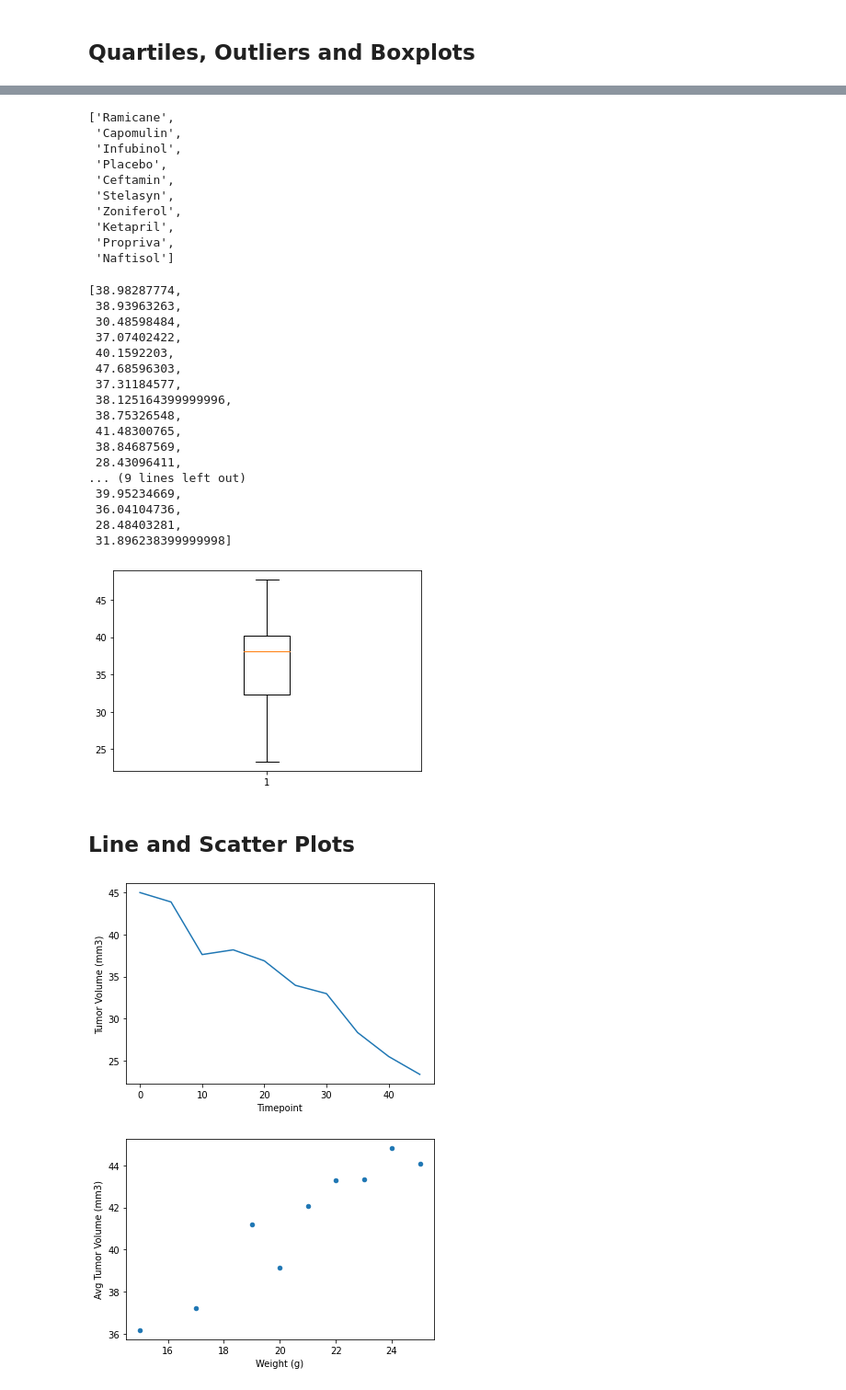
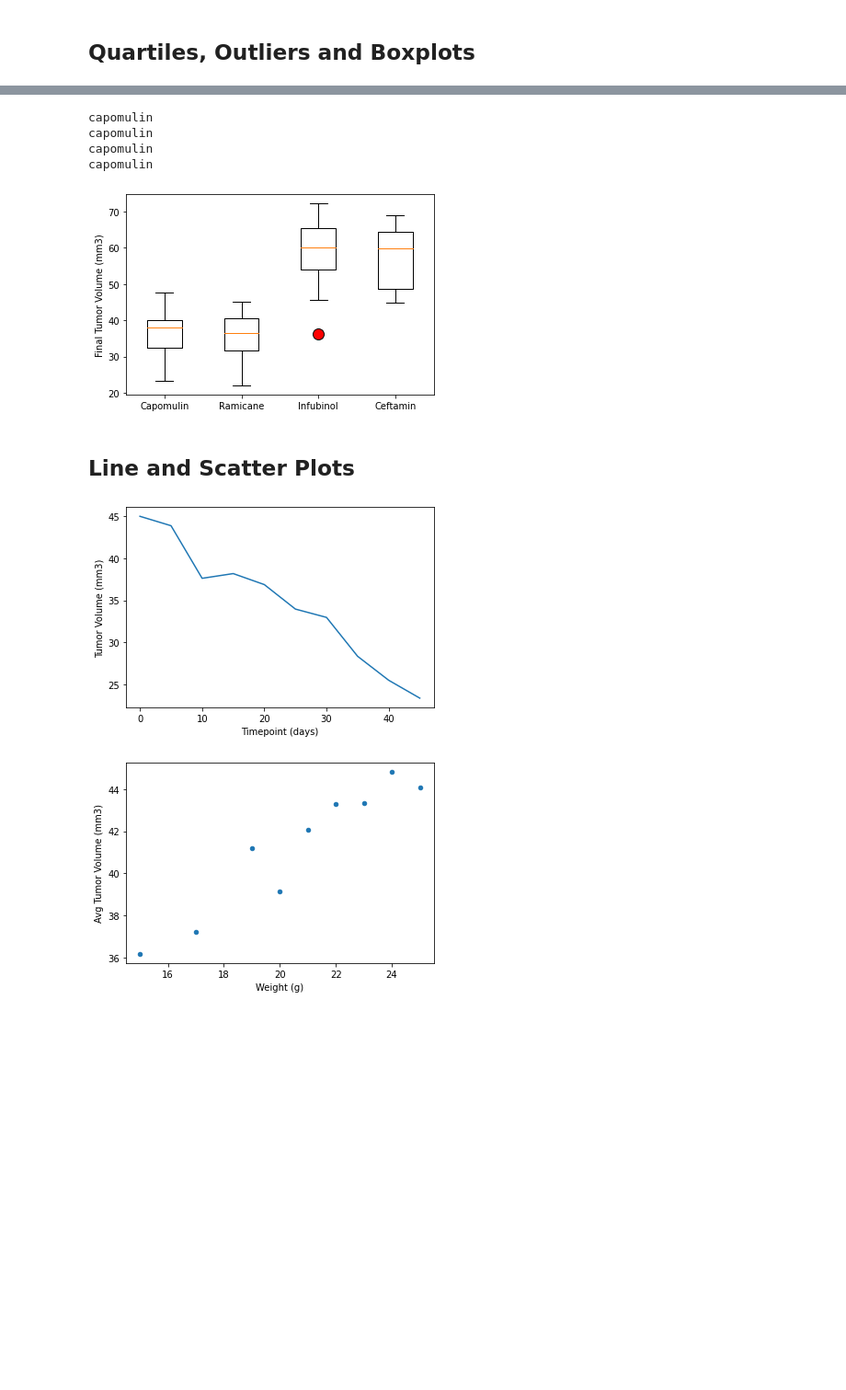
Before and after one commit to scottgall/scc-drug-performance-in-mice, a Jupyter notebook: pymaceuticals_starter.ipynb, the cells around one changed output, grey strips where cells are left out. Shown: that part at 92% size. Saved outputs shown, nothing was run; the diff lists cells and outputs as text; code cells hidden in the pictures; blank space fills up the shorter version.

Commit message:
added boxplots

```diff
--- a/pymaceuticals_starter.ipynb
+++ b/pymaceuticals_starter.ipynb
@@ -178,10 +170,10 @@ final_vol_df
 # %%
 # Put treatments into a list for for loop (and later for plot labels)
-treatments = clean_df['Drug Regimen'].unique().tolist()
-
+treatments = ['Capomulin', 'Ramicane', 'Infubinol', 'Ceftamin']
 # Create empty list to fill with tumor vol data (for plotting)
-tumor_vol = []
-
+tumor_vol_data = []
+for drug in treatments:
+    tumor_vol_data.append(final_vol_df.loc[final_vol_df['Drug Regimen'] == drug]['Tumor Volume (mm3)'].tolist())
 # Calculate the IQR and quantitatively determine if there are any potential outliers.
 
 
@@ -193,50 +185,28 @@ tumor_vol = []
 
     # Determine outliers using upper and lower bounds
 # %% [output]
-['Ramicane',
- 'Capomulin',
- 'Infubinol',
- 'Placebo',
- 'Ceftamin',
- 'Stelasyn',
- 'Zoniferol',
- 'Ketapril',
- 'Propriva',
- 'Naftisol']
+capomulin
+capomulin
+capomulin
+capomulin
 # %%
 # Generate a box plot of the final tumor volume of each mouse across four regimens of interest
-capomulin = final_vol_df.loc[final_vol_df['Drug Regimen'] == 'Capomulin']['Tumor Volume (mm3)'].tolist()
-capomulin
-plt.boxplot(capomulin)
-capomulin
+fig1, ax1 = plt.subplots()
+ax1.set_ylabel('Final Tumor Volume (mm3)')
+flierprops = dict(marker='o', markerfacecolor='r', markersize=12, linestyle='none', markeredgecolor='k')
+ax1.boxplot(tumor_vol_data, labels=treatments, flierprops=flierprops)
+plt.show()
 # %% [output]
-[38.98287774,
- 38.93963263,
- 30.48598484,
- 37.07402422,
- 40.1592203,
- 47.68596303,
- 37.31184577,
- 38.125164399999996,
- 38.75326548,
- 41.48300765,
- 38.84687569,
- 28.43096411,
-... (9 lines left out)
- 39.95234669,
- 36.04104736,
- 28.48403281,
- 31.896238399999998]
-[figure, old version]
+[figure, new version]
 # %% [markdown]
 ## Line and Scatter Plots
 # %%
 # Generate a line plot of tumor volume vs. time point for a mouse treated with Capomulin
 one_drug_df = clean_df.loc[clean_df['Drug Regimen'] == 'Capomulin']
 first_mouse = one_drug_df.loc[one_drug_df['Mouse ID'] == one_drug_df['Mouse ID'].iloc[0]]
-first_mouse.plot.line(x='Timepoint', y='Tumor Volume (mm3)', ylabel='Tumor Volume (mm3)', legend=None);
+first_mouse.plot.line(x='Timepoint', y='Tumor Volume (mm3)', ylabel='Tumor Volume (mm3)', xlabel='Timepoint (days)', legend=None);
 # %% [output]
-[figure, old version]
+[figure, new version]
 # %%
 # Generate a scatter plot of average tumor volume vs. mouse weight for the Capomulin regimen
 weight_df = one_drug_df.groupby('Weight (g)').mean()['Tumor Volume (mm3)'].reset_index().rename(columns={'Tumor Volume (mm3)': 'Avg Tumor Volume (mm3)'})
```
Also changed, not shown: parts of 2 cells of this notebook, 1 other file.
